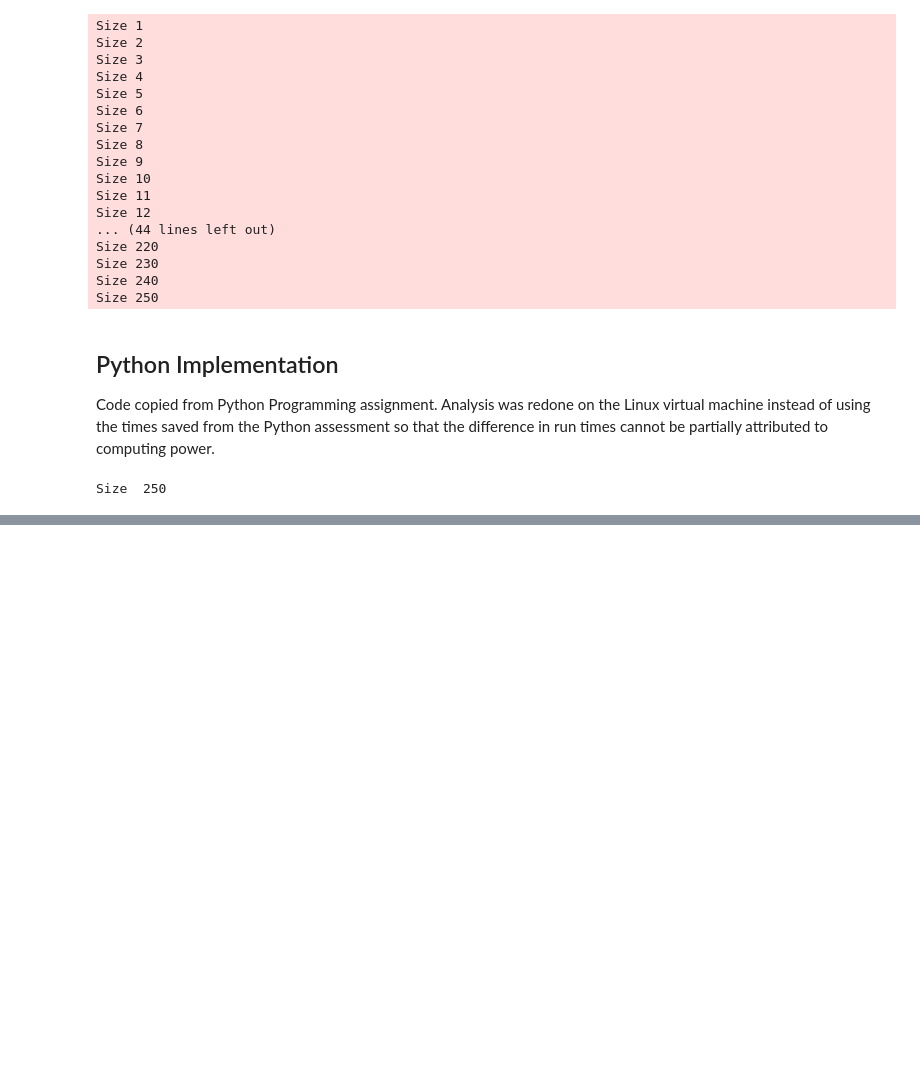
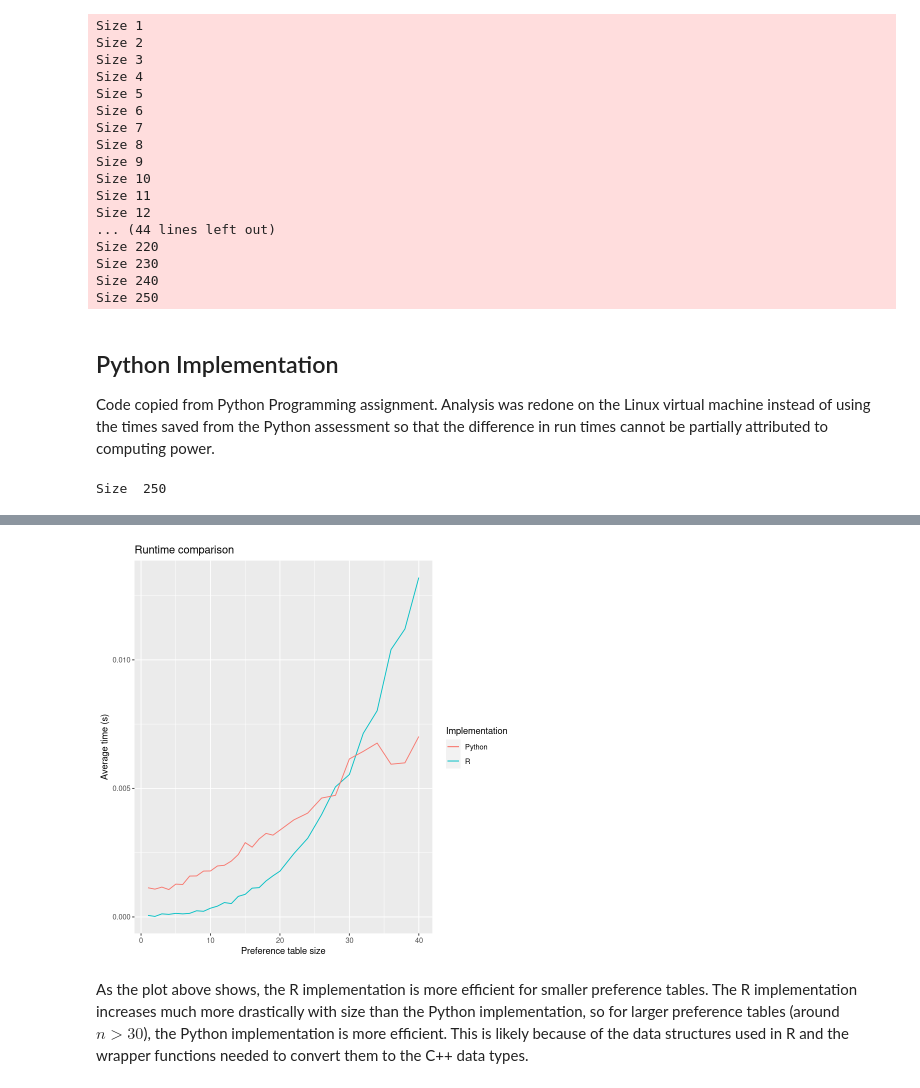
Before and after one commit to danotice/stablemarriage, a Jupyter notebook: Task 2 - Runtime comparison.ipynb, the cells around one changed output, grey strips where cells are left out. Cells and saved outputs as stored; diff of their text form; code cells hidden in the pictures; blank space fills up the shorter version.

```diff
--- a/Task 2 - Runtime comparison.ipynb
+++ b/Task 2 - Runtime comparison.ipynb
@@ -226,0 +224,10 @@ As the plot above shows, the Python implementation is more efficient for smaller
+# %%
+# smaller preference tables
+ggplot() +
+  geom_line(aes(x = n, y = time, colour = "R"), data = Times_R[1:30,]) +
+  geom_line(aes(x = n, y = time, colour = "Python"), data = Times_Python[1:30,]) +
+  labs(x = "Preference table size" , y = "Average time (s)", title = "Runtime comparison", colour = "Implementation")
+# %% [output]
+[figure, added]
+# %% [markdown]
+As the plot above shows, the R implementation is more efficient for smaller preference tables. The R implementation increases much more drastically with size than the Python implementation, so for larger preference tables (around $n>30$), the Python implementation is more efficient. This is likely because of the data structures used in R and the wrapper functions needed to convert them to the C++ data types.
```
Also changed, not shown: parts of 7 cells of this notebook, 2 other files.
